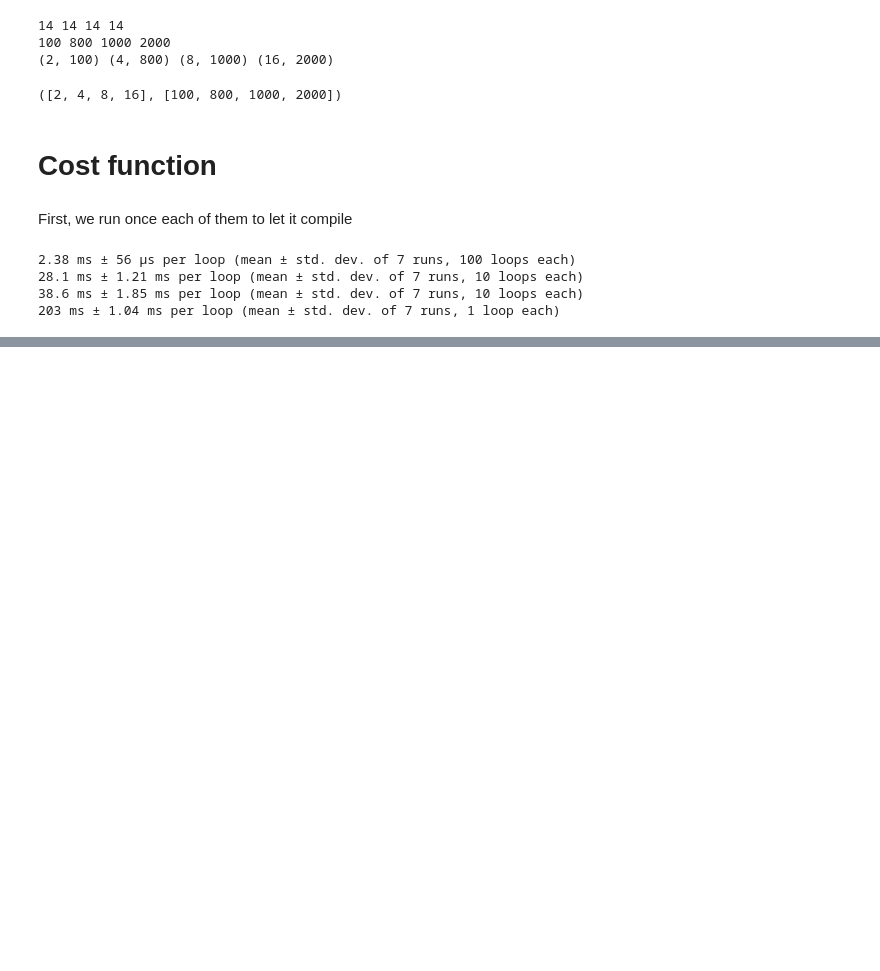
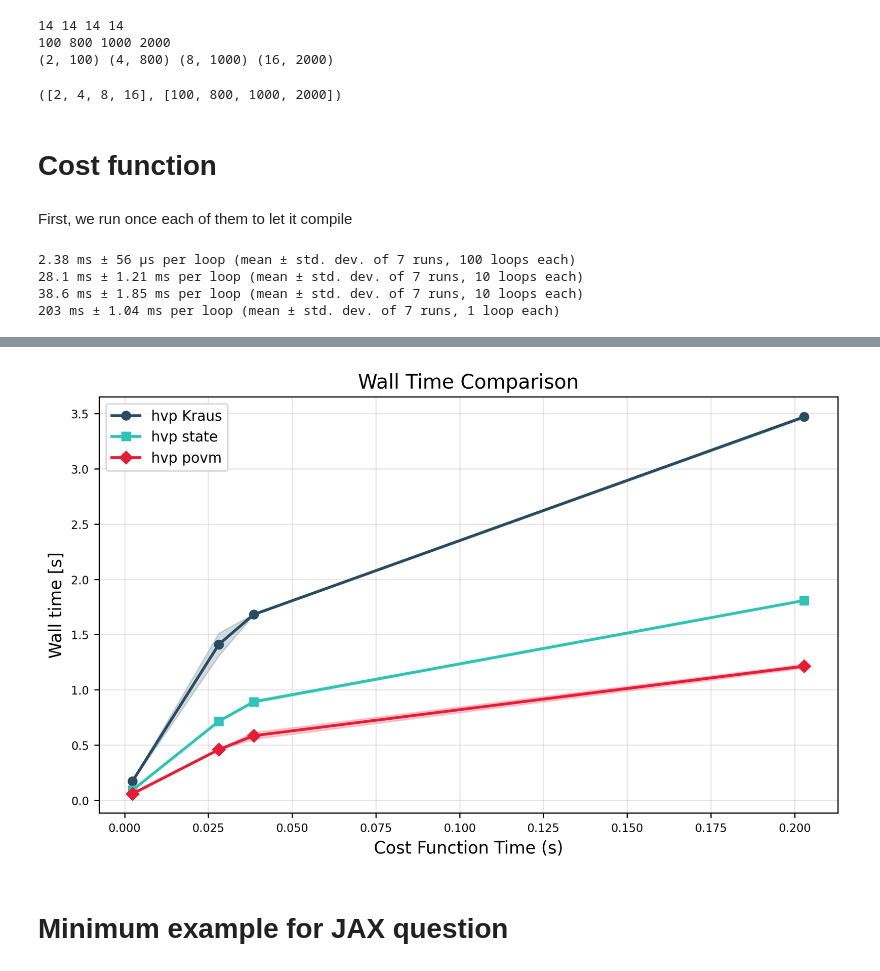
Before and after one commit to EmilianoG-byte/iqm-benchmarks, a Jupyter notebook: playground/time_complexity/computation_vs_cost_function.ipynb, the cells around one changed output, grey strips where cells are left out. Saved outputs shown, nothing was run; the diff lists cells and outputs as text; code cells hidden in the pictures; blank space fills up the shorter version.

```diff
--- a/playground/time_complexity/computation_vs_cost_function.ipynb
+++ b/playground/time_complexity/computation_vs_cost_function.ipynb
@@ -209,0 +353,5 @@ here
+# %%
+timing_hvp_kraus_1q = %timeit -o hvp(grad_fn_kraus_1q, kraus_tensor_1q_target, vector_kraus_1q)
+timing_hvp_kraus_2q = %timeit -o hvp(grad_fn_kraus_2q, kraus_tensor_2q_target, vector_kraus_2q)
+timing_hvp_kraus_3q = %timeit -o hvp(grad_fn_kraus_3q, kraus_tensor_3q_target, vector_kraus_3q)
+timing_hvp_kraus_4q = %timeit -o hvp(grad_fn_kraus_4q, kraus_tensor_4q_target, vector_kraus_4q)
@@ -209,0 +363,5 @@ here
+# %%
+timing_hvp_povm_1q = %timeit -o hvp(grad_fn_povm_1q, povm_psd_1q_target, vector_povm_1q)
+timing_hvp_povm_2q = %timeit -o hvp(grad_fn_povm_2q, povm_psd_2q_target, vector_povm_2q)
+timing_hvp_povm_3q = %timeit -o hvp(grad_fn_povm_3q, povm_psd_3q_target, vector_povm_3q)
+timing_hvp_povm_4q = %timeit -o hvp(grad_fn_povm_4q, povm_psd_4q_target, vector_povm_4q)
@@ -209,0 +373,5 @@ here
+# %%
+timing_hvp_state_1q = %timeit -o hvp(grad_fn_state_1q, state_psd_1q_target, vector_state_1q)
+timing_hvp_state_2q = %timeit -o hvp(grad_fn_state_2q, state_psd_2q_target, vector_state_2q)
+timing_hvp_state_3q = %timeit -o hvp(grad_fn_state_3q, state_psd_3q_target, vector_state_3q)
+timing_hvp_state_4q = %timeit -o hvp(grad_fn_state_4q, state_psd_4q_target, vector_state_4q)
@@ -209,0 +383,27 @@ here
+# %%
+timings_hvp_kraus = [timing_hvp_kraus_1q, timing_hvp_kraus_2q, timing_hvp_kraus_3q, timing_hvp_kraus_4q]
+tuples_hvp_kraus = [(time.average, time.stdev) for time in timings_hvp_kraus]
+tuples_hvp_kraus_scaled = [(time_hvp.average/(time_fn.average), time_hvp.stdev/(time_fn.average)) for time_hvp, time_fn in zip(timings_hvp_kraus, timings_cost_fn)]
+
+timings_hvp_state = [timing_hvp_state_1q, timing_hvp_state_2q, timing_hvp_state_3q, timing_hvp_state_4q]
+tuples_hvp_state = [(time.average, time.stdev) for time in timings_hvp_state]
+tuples_hvp_state_scaled = [(time_hvp.average/(time_fn.average), time_hvp.stdev/(time_fn.average)) for time_hvp, time_fn in zip(timings_hvp_state, timings_cost_fn)]
+
+timings_hvp_povm = [timing_hvp_povm_1q, timing_hvp_povm_2q, timing_hvp_povm_3q, timing_hvp_povm_4q]
+tuples_hvp_povm = [(time.average, time.stdev) for time in timings_hvp_povm]
+tuples_hvp_povm_scaled = [(time_hvp.average/(time_fn.average), time_hvp.stdev/(time_fn.average)) for time_hvp, time_fn in zip(timings_hvp_povm, timings_cost_fn)]
+
+hvp_all_times = {
+    "hvp Kraus": tuples_hvp_kraus,
+    "hvp state": tuples_hvp_state,
+    "hvp povm": tuples_hvp_povm,
+    # "hvp kraus (scaled)": tuples_hvp_kraus_scaled,
+    # "hvp state (scaled)": tuples_hvp_state_scaled,
+    # "hvp povm (scaled)": tuples_hvp_povm_scaled,
+}
+# plot_wall_time(hvp_all_times, num_qubits, logscale=None)
+plot_wall_time(hvp_all_times, cost_fn_time_list, logscale=None, xlabel=xlabel)
+# %% [output]
+[figure, added]
+# %% [markdown]
+# Minimum example for JAX question
```
Also changed, not shown: parts of 23 cells of this notebook, 2 other files.
